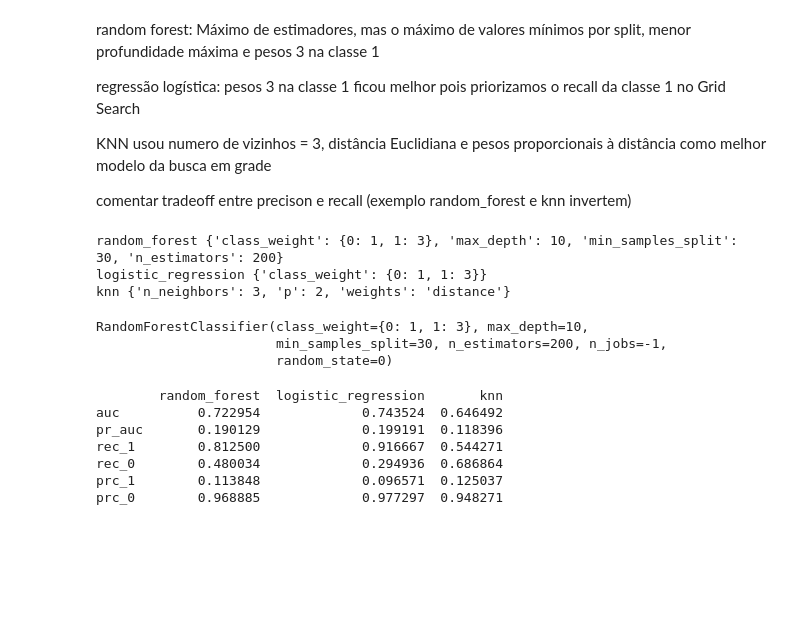
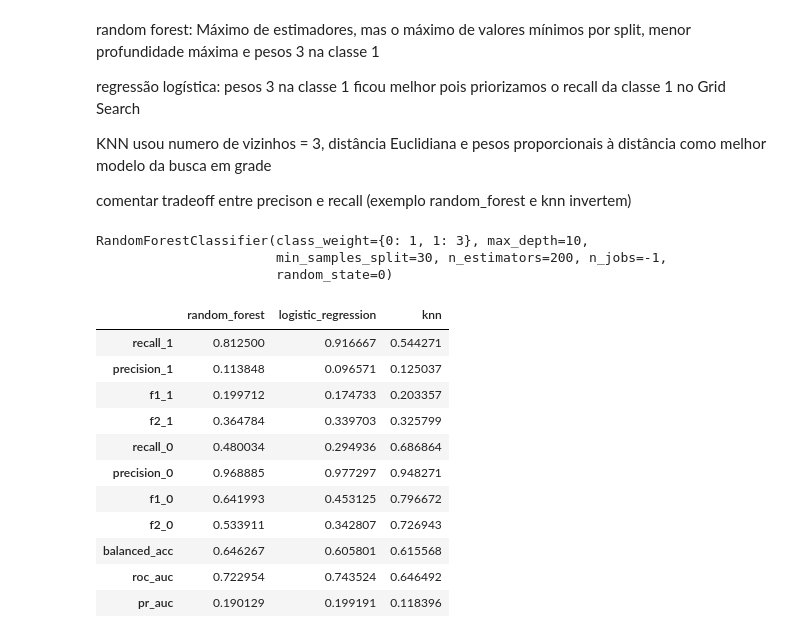
Before and after one commit to PietroGolfeto/DataSUS-Chikungunya-ML, a Jupyter notebook: data-training/training.ipynb, the cells around one changed output. Drawn from its saved outputs; the diff is of its cells as text; code cells hidden in the pictures; blank space fills up the shorter version.

```diff
--- a/data-training/training.ipynb
+++ b/data-training/training.ipynb
@@ -454,13 +487,6 @@ regressão logística: pesos 3 na classe 1 ficou melhor pois priorizamos o recal
 KNN usou numero de vizinhos = 3, distância Euclidiana e pesos proporcionais à distância como melhor modelo da busca em grade
 
 comentar tradeoff entre precison e recall (exemplo random_forest e knn invertem)
-# %%
-for name, gs in algorithms.items():
-    print(name, gs.best_params_)
-# %% [output]
-random_forest {'class_weight': {0: 1, 1: 3}, 'max_depth': 10, 'min_samples_split': 30, 'n_estimators': 200}
-logistic_regression {'class_weight': {0: 1, 1: 3}}
-knn {'n_neighbors': 3, 'p': 2, 'weights': 'distance'}
 # %%
 algorithms['random_forest'].best_estimator_
 # %% [output]
@@ -522,12 +553,17 @@ def test_model(algorithms, X_test, y_test):
 # %%
 results_test = test_model(algorithms, X_test, y_test)
-print(results_test)
+display(results_test)
 # %% [output]
-        random_forest  logistic_regression       knn
-auc          0.722954             0.743524  0.646492
-pr_auc       0.190129             0.199191  0.118396
-rec_1        0.812500             0.916667  0.544271
-rec_0        0.480034             0.294936  0.686864
-prc_1        0.113848             0.096571  0.125037
-prc_0        0.968885             0.977297  0.948271
+|  | random_forest | logistic_regression | knn |
+| recall_1 | 0.812500 | 0.916667 | 0.544271 |
+| precision_1 | 0.113848 | 0.096571 | 0.125037 |
+| f1_1 | 0.199712 | 0.174733 | 0.203357 |
+| f2_1 | 0.364784 | 0.339703 | 0.325799 |
+| recall_0 | 0.480034 | 0.294936 | 0.686864 |
+| precision_0 | 0.968885 | 0.977297 | 0.948271 |
+| f1_0 | 0.641993 | 0.453125 | 0.796672 |
+| f2_0 | 0.533911 | 0.342807 | 0.726943 |
+| balanced_acc | 0.646267 | 0.605801 | 0.615568 |
+| roc_auc | 0.722954 | 0.743524 | 0.646492 |
+| pr_auc | 0.190129 | 0.199191 | 0.118396 |
 # %%
```
Also changed, not shown: parts of 27 cells of this notebook, 1 other file.
